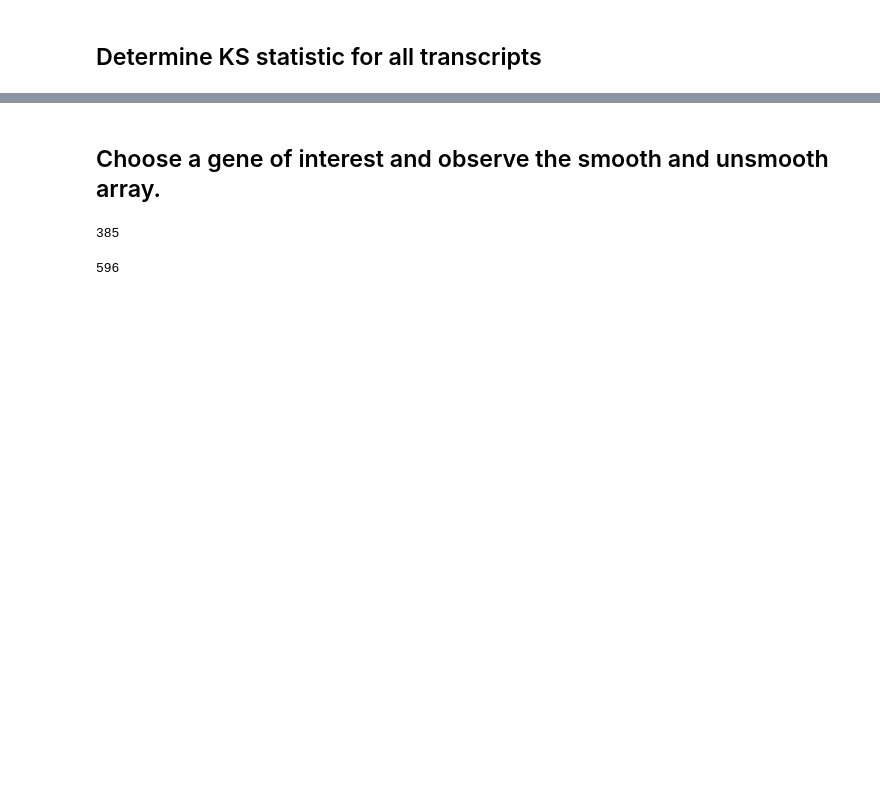
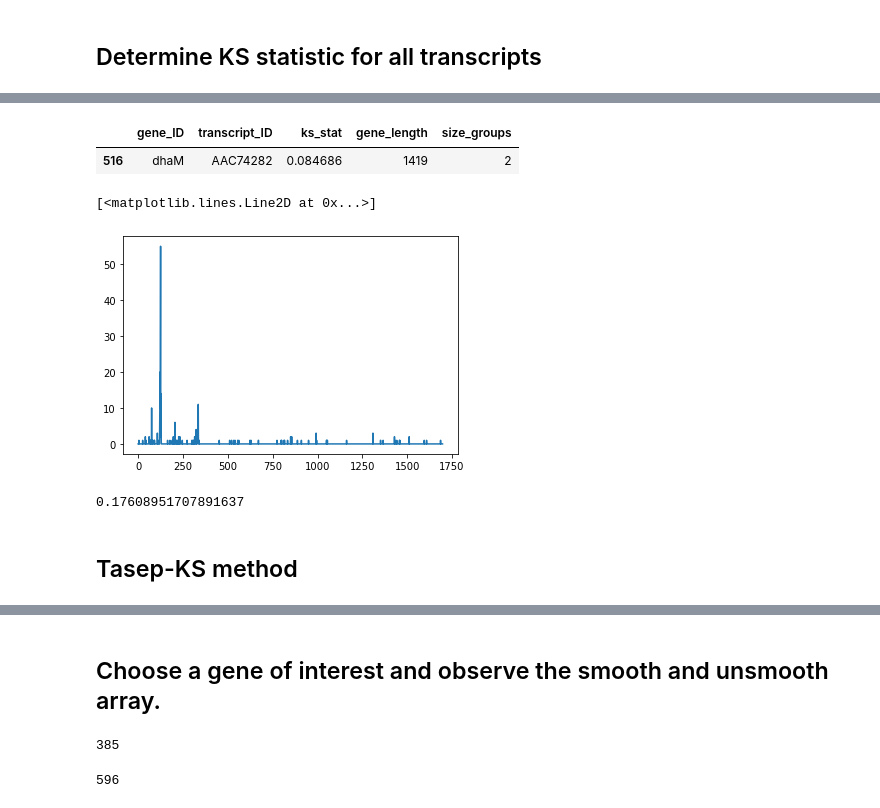
Before and after one commit to Raif-fl/Fall_2021_Work_journal, a Jupyter notebook: KS_stat/ecol_KS_like.ipynb, the cells around one changed output, grey strips where cells are left out. Drawn from its saved outputs; the diff is of its cells as text; code cells hidden in the pictures; blank space fills up the shorter version.

```diff
--- a/KS_stat/ecol_KS_like.ipynb
+++ b/KS_stat/ecol_KS_like.ipynb
@@ -169,0 +186,18 @@ ax = big_dif(diff_dist, protein_coding, data_mutant, data_control, figsize = (16
+# %%
+df_b[df_b["gene_ID"] == "dhaM"]
+# %% [output]
+|  | gene_ID | transcript_ID | ks_stat | gene_length | size_groups |
+| 516 | dhaM | AAC74282 | 0.084686 | 1419 | 2 |
+# %%
+my_transcript, my_vec_mutant, my_vec_control, index = kat.find_transcripts("treA",
+                                protein_coding, data_mutant, data_control)
+plt.plot(my_vec_mutant)
+# %% [output]
+[<matplotlib.lines.Line2D at 0x...>]
+[figure, added]
+# %%
+sum(my_vec_mutant)/(len(my_vec_mutant))
+# %% [output]
+0.17608951707891637
+# %% [markdown]
+## Tasep-KS method
```
Also changed, not shown: parts of 22 cells of this notebook, 7 other files.
